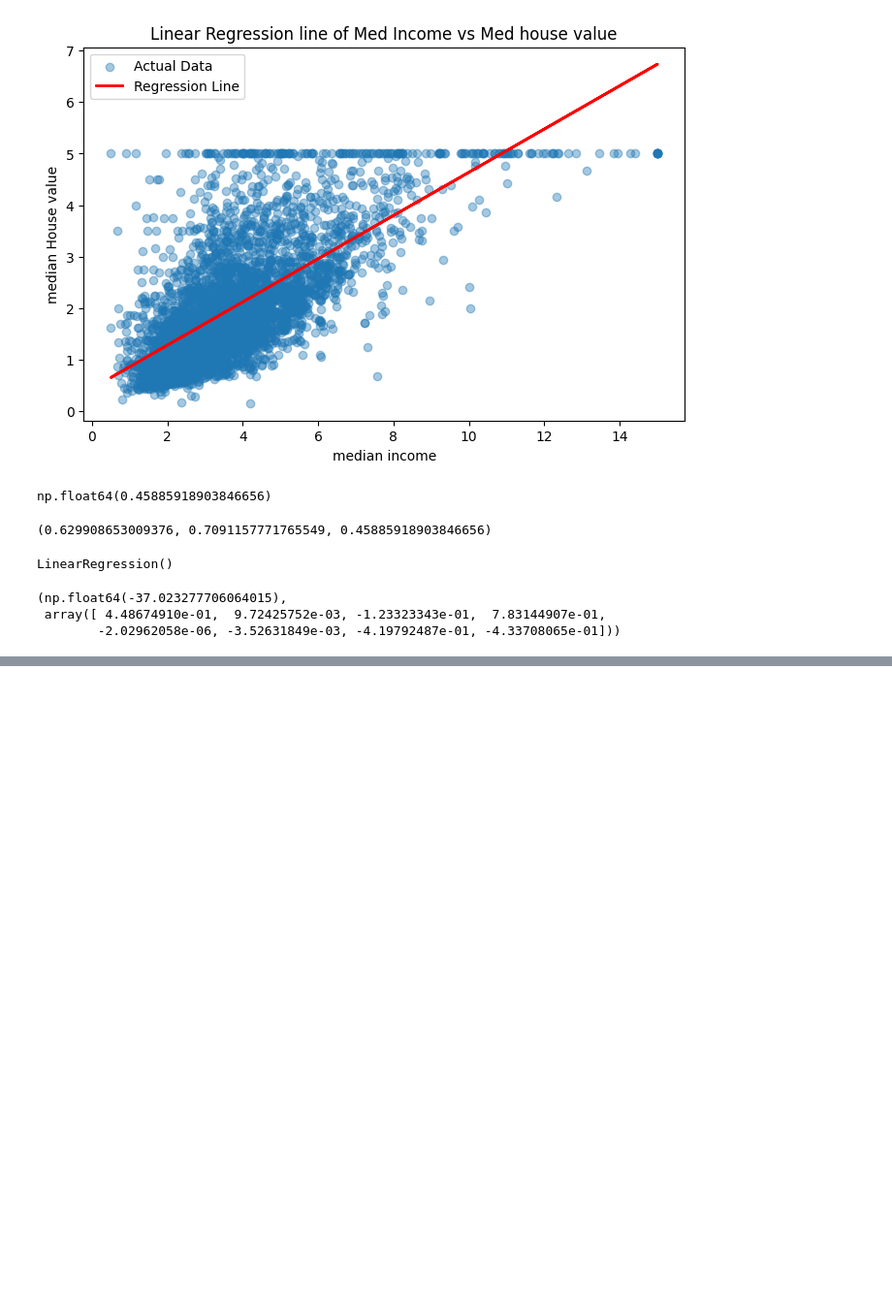
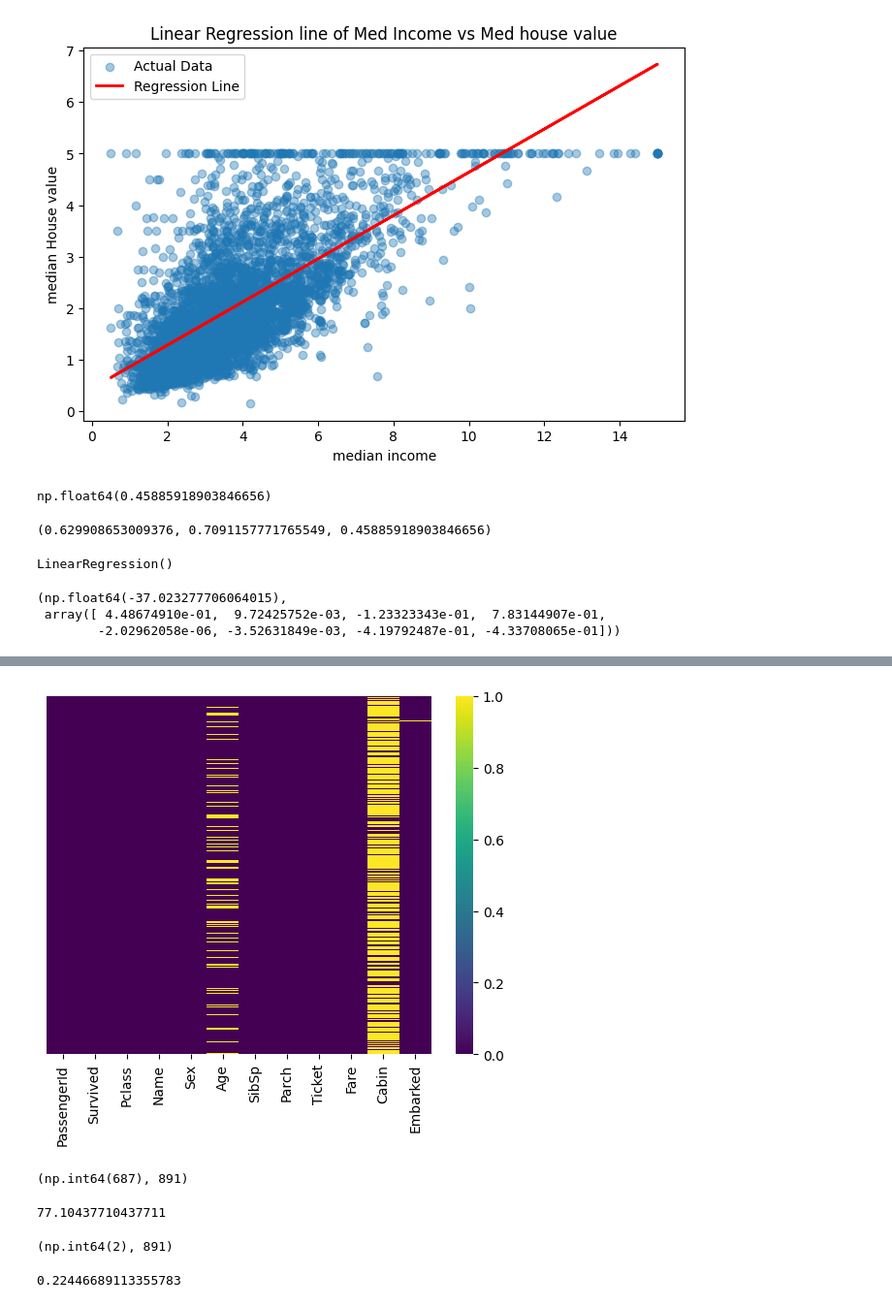
Before and after one commit to MoktanSujita/data-science-class-track, a Jupyter notebook: day_16.ipynb, the cells around one changed output, grey strips where cells are left out. Shown at 97% size. Drawn from its saved outputs; the diff is of its cells as text; code cells hidden in the pictures; blank space fills up the shorter version.

Commit message:
Titanic dataset visualization

```diff
--- a/day_16.ipynb
+++ b/day_16.ipynb
@@ -266,0 +267,8 @@ r2,mae        #difficult to
+# %%
+import pandas as pd
+import numpy as np
+import matplotlib.pyplot as plt
+import seaborn as sns
+
+train = pd.read_csv("train.csv")
+train.head()
@@ -266,0 +297,21 @@ r2,mae        #difficult to
+# %%
+sns.heatmap(train.isnull(), yticklabels = False, cmap ='viridis')
+plt.show()
+# %% [output]
+[figure, added]
+# %%
+train['Cabin'].isna().sum(),len(train)
+# %% [output]
+(np.int64(687), 891)
+# %%
+687/891*100
+# %% [output]
+77.10437710437711
+# %%
+train['Embarked'].isna().sum(),len(train)
+# %% [output]
+(np.int64(2), 891)
+# %%
+2/891*100
+# %% [output]
+0.22446689113355783
```
Also changed, not shown: parts of 10 cells of this notebook, 1 other file.
